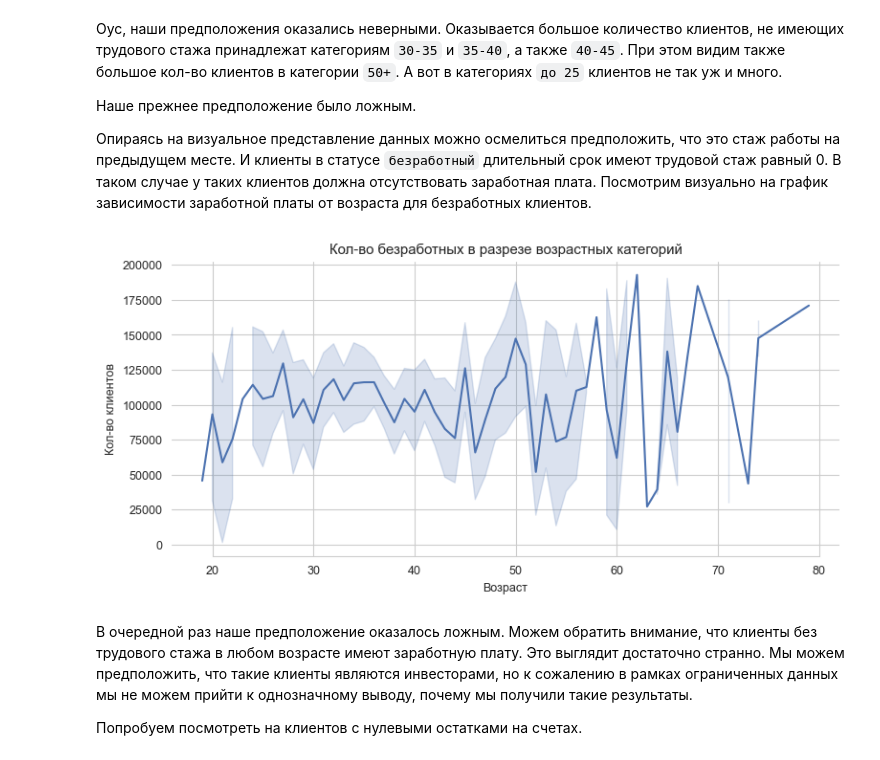
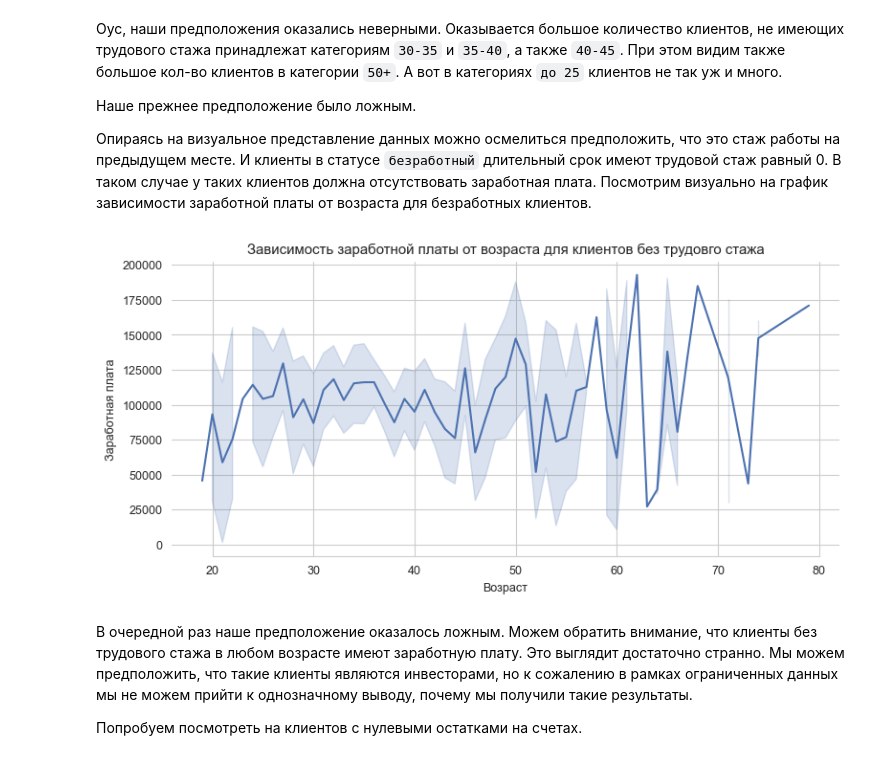
Before and after one commit to tabbols95/data_analysis_and_forecast, a Jupyter notebook: Customer churn analysis (Bank data)/Customer churn analysis (Bank data).ipynb, the cells around one changed output. Cells and saved outputs as stored; diff of their text form; code cells hidden in the pictures.

```diff
--- a/Customer churn analysis (Bank data)/Customer churn analysis (Bank data).ipynb
+++ b/Customer churn analysis (Bank data)/Customer churn analysis (Bank data).ipynb
@@ -134,13 +135,13 @@ plt.show()
 # %%
 fig, ax = plt.subplots(figsize=(9, 4))
 ax = sns.lineplot(x='Age', y='EstimatedSalary', data=unemployed_data, palette='dark:#5A9_r', ax=ax)
-ax.set_title('Кол-во безработных в разрезе возрастных категорий')
+ax.set_title('Зависимость заработной платы от возраста для клиентов без трудовго стажа')
 ax.set_xlabel('Возраст')
-ax.set_ylabel('Кол-во клиентов')
+ax.set_ylabel('Заработная плата')
 sns.despine(fig=fig, ax=ax, left=True, trim=True)
 plt.show()
 # %% [output]
-[figure, old version]
+[figure, new version]
 # %% [markdown]
 В очередной раз наше предположение оказалось ложным. Можем обратить внимание, что клиенты без трудового стажа в любом возрасте имеют заработную плату. Это выглядит достаточно странно. Мы можем предположить, что такие клиенты являются инвесторами, но к сожалению в рамках ограниченных данных мы не можем прийти к однозначному выводу, почему мы получили такие результаты.
 
```
Also changed, not shown: parts of 8 cells of this notebook.
